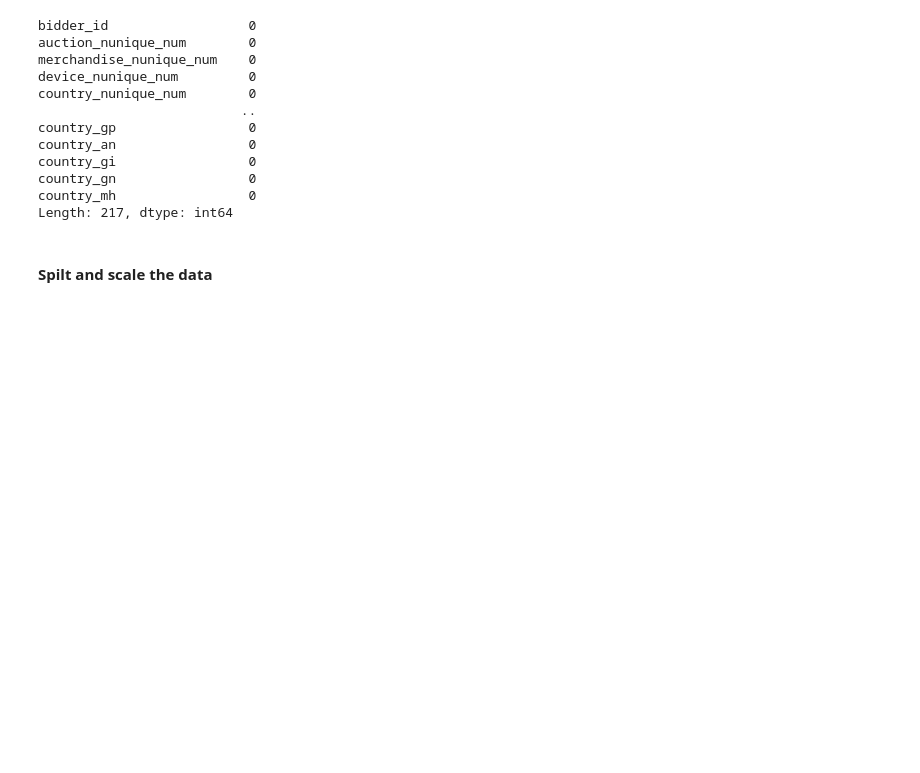
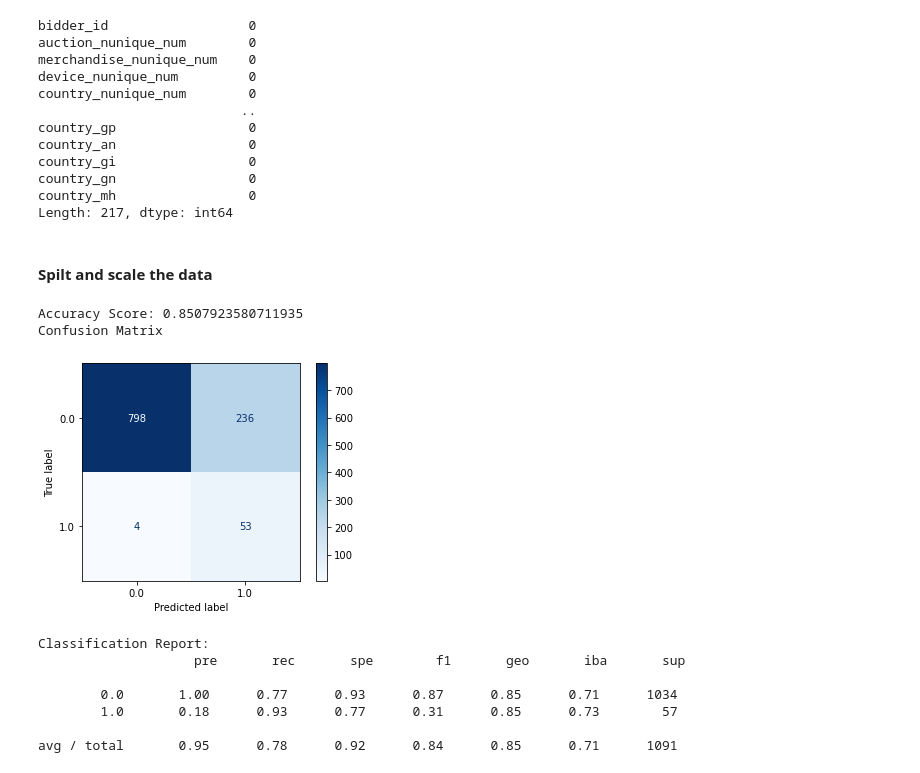
Before and after one commit to Marwan-Takrouri/Human-or-Robot-Facebook-Kaggle, a Jupyter notebook: Modeling.ipynb, the cells around one changed output. Cells and saved outputs as stored; diff of their text form; code cells hidden in the pictures; blank space fills up the shorter version.

Commit message:
First attemp of few models

```diff
--- a/Modeling.ipynb
+++ b/Modeling.ipynb
@@ -77,7 +81,7 @@ y = merged_bidders["outcome"].values
 X = merged_bidders.drop(columns= "outcome", axis= 1).values
 
 # Split the preprocessed data into a training and testing dataset
-X_train, X_test, y_train, y_test = train_test_split(X, y, random_state=42, stratify=y)
+X_train, X_test, y_train, y_test = train_test_split(X, y, random_state=42, stratify=y, test_size=0.55)
 
 # Create a StandardScaler instances
 scaler = StandardScaler()
@@ -88,3 +92,29 @@ X_scaler = scaler.fit(X_train)
 # Scale the data
 X_train_scaled = X_scaler.transform(X_train)
 X_test_scaled = X_scaler.transform(X_test)
+# %%
+# Resample the training data with the BalancedRandomForestClassifier
+from imblearn.ensemble import BalancedRandomForestClassifier
+model = BalancedRandomForestClassifier(n_estimators=500, random_state=42)
+model.fit(X_train, y_train)
+y_pred = model.predict(X_test)
+# %%
+print(f"Accuracy Score: {balanced_accuracy_score(y_test, y_pred)}")
+# Plot the confusion matrix
+import matplotlib.pyplot as plt
+from sklearn.metrics import plot_confusion_matrix
+print("Confusion Matrix")
+plot_confusion_matrix(model, X_test, y_test, cmap=plt.cm.Blues)
+plt.show()
+print(f"Classification Report:\n {classification_report_imbalanced(y_test, y_pred)}")
+# %% [output]
+Accuracy Score: 0.8507923580711935
+Confusion Matrix
+[figure, added]
+Classification Report:
+                    pre       rec       spe        f1       geo       iba       sup
+
+        0.0       1.00      0.77      0.93      0.87      0.85      0.71      1034
+        1.0       0.18      0.93      0.77      0.31      0.85      0.73        57
+
+avg / total       0.95      0.78      0.92      0.84      0.85      0.71      1091
```
Also changed, not shown: parts of 10 cells of this notebook.
